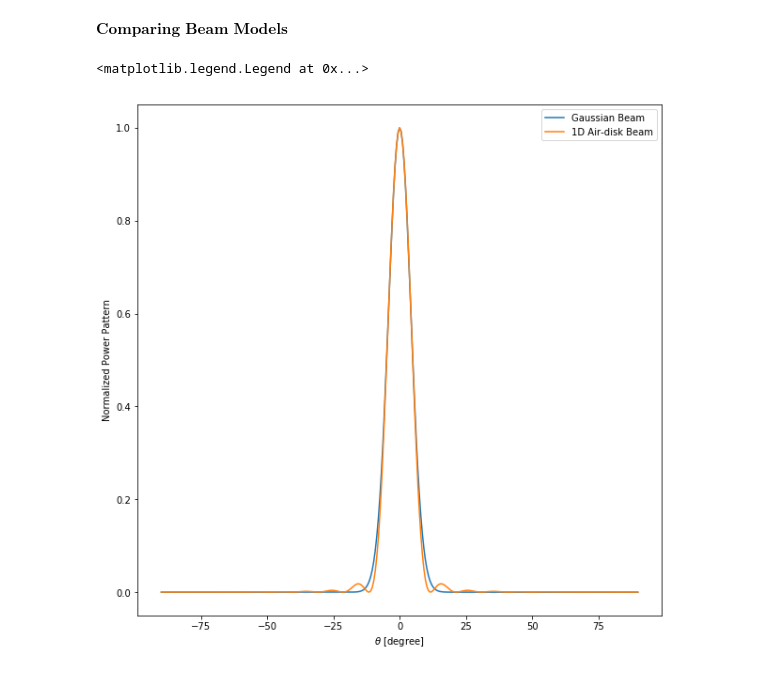
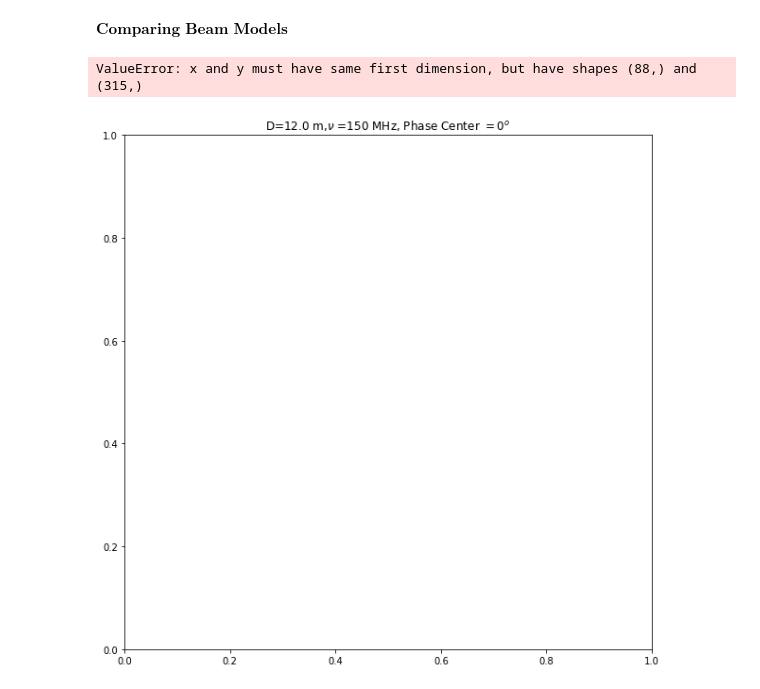
Before and after one commit to UKZN-Astronomy/hera_corrcal, a Jupyter notebook: Simulations/Beam Simulator.ipynb, the cells around one changed output. Cells and saved outputs as stored; diff of their text form; code cells hidden in the pictures.

```diff
--- a/Simulations/Beam Simulator.ipynb
+++ b/Simulations/Beam Simulator.ipynb
@@ -59,7 +70,7 @@ plt.xlabel(r'Co-latitude [Deg]')
 Text(0.5,0,'Co-latitude [Deg]')
 [figure]
 # %%
-theta, phi = np.arange(-np.pi/2.0,np.pi/2.0,0.01),np.arange(-np.pi,np.pi,0.01)
+theta, phi = np.arange(- np.deg2rad(25),np.deg2rad(25),0.01),np.arange(-np.deg2rad(25),np.deg2rad(25),0.01)
 gaussian_pbeam =np.zeros((len(phi),len(theta)),dtype=np.float32)
 for phi_i in range(len(phi)):
     for theta_j in range(len(theta)):
@@ -113,7 +128,7 @@ reference
 # %%
 #1d airy disk for phi =0 deg
 
-airy_disk_1d = [param_airydisk(theta[theta_i],0.0,a_x,a_y,q_0x,q_0y,d_diam,0.5,freq_mid) for theta_i in range(theta.size)]
+airy_disk_1d = [param_airydisk(0.0,0.0,theta[theta_i],0.0,a_x,a_y,q_0x,q_0y,d_diam,0.5,freq_mid) for theta_i in range(theta.size)]
 
 plt.figure(figsize=(10,10))
 plt.title(r'D=12.0 m,$\nu$ =150 MHz, Phase Center $=0^o$ ')
@@ -227,12 +256,13 @@ $\textbf{Comparing Beam Models}$
 # %%
 #plot all beam model
 plt.figure(figsize=(10,10))
+plt.title(r'D=12.0 m,$\nu$ =150 MHz, Phase Center $=0^o$ ')
 plt.plot(np.rad2deg(theta),gpbeam,label='Gaussian Beam')
 plt.plot(np.rad2deg(theta),airy_disk_1d,label='1D Air-disk Beam')
 #plt.plot(np.rad2deg(theta),beam_zenith, label ='Geo-Optics Beam')
 plt.xlabel(r'$\theta$ [degree]')
 plt.ylabel('Normalized Power Pattern')
 plt.legend(loc='best')
 # %% [output]
-<matplotlib.legend.Legend at 0x...>
+ValueError: x and y must have same first dimension, but have shapes (88,) and (315,)
-[figure, old version]
+[figure, new version]
```
Also changed, not shown: parts of 7 cells of this notebook.
